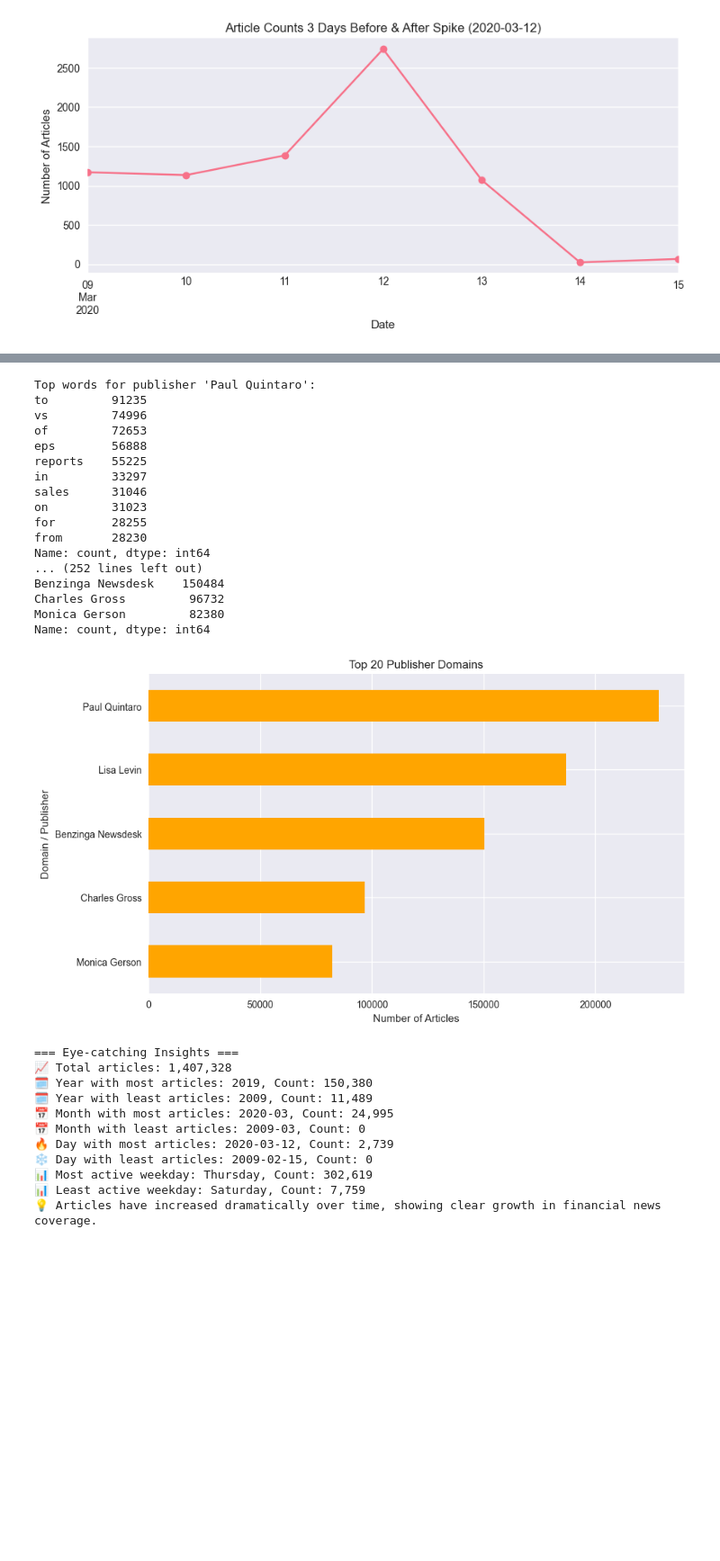
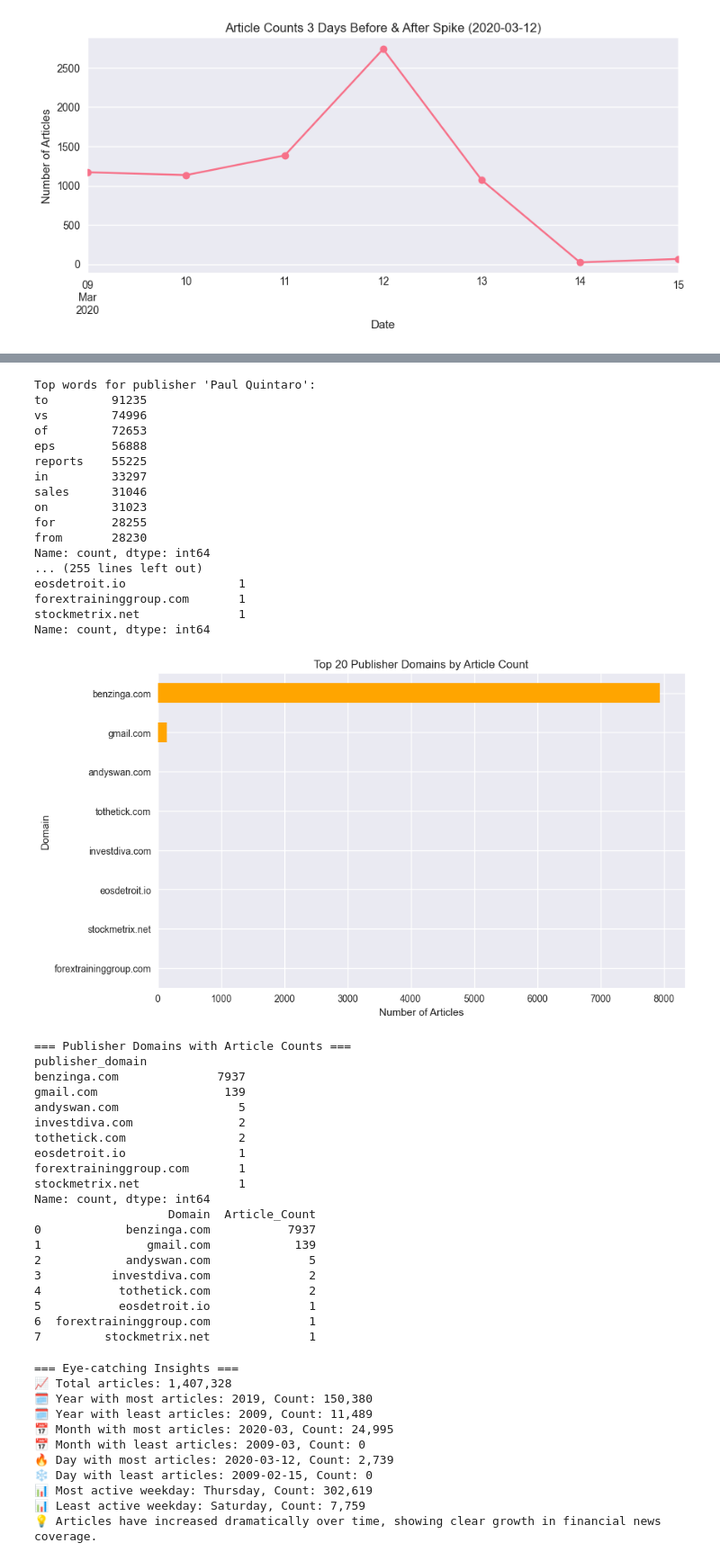
Before and after one commit to kaleb-menbere/fnspid-project, a Jupyter notebook: notebooks/task1.ipynb, the cells around one changed output, grey strips where cells are left out. Shown: that part at 90% size. Drawn from its saved outputs; the diff is of its cells as text; code cells hidden in the pictures; blank space fills up the shorter version.

Commit message:
publisher domain added

```diff
--- a/notebooks/task1.ipynb
+++ b/notebooks/task1.ipynb
@@ -456,56 +456,99 @@ for pub in top_publishers:
     print(word_counts)
 
 # --- 3️⃣ Extract Domains if Publisher is Email ---
-# This will extract domain part after '@'
-df['publisher_domain'] = df[pub_col].apply(lambda x: x.split('@')[-1] if '@' in x else x)
-domain_counts = df['publisher_domain'].value_counts()
+# Clean: strip whitespace & lowercase
+df['publisher_clean'] = df[pub_col].astype(str).str.strip().str.lower()
 
-print("\n=== Top 5 Publisher Domains ===")
-print(domain_counts.head(5))
+# Extract domain only if '@' is present; else set to None
+df['publisher_domain'] = df['publisher_clean'].apply(lambda x: x.split('@')[-1] if '@' in x else None)
+
+# Count articles per domain (ignore None)
+domain_counts = df['publisher_domain'].dropna().value_counts()
+
+print("\n=== Top 20 Publisher Domains ===")
+print(domain_counts.head(20))
 
 plt.figure(figsize=(10,6))
-domain_counts.head(5).sort_values().plot(kind='barh', color='orange')
-plt.title("Top 20 Publisher Domains")
+domain_counts.head(20).sort_values().plot(kind='barh', color='orange')
+plt.title("Top 20 Publisher Domains by Article Count")
 plt.xlabel("Number of Articles")
-plt.ylabel("Domain / Publisher")
+plt.ylabel("Domain")
 plt.show()
+# Clean the publisher column
+df['publisher_clean'] = df['publisher'].astype(str).str.strip().str.lower()
+
+# Extract domain from email (if present)
+df['publisher_domain'] = df['publisher_clean'].apply(lambda x: x.split('@')[-1] if '@' in x else None)
+
+# Count articles per domain, ignoring non-email publishers
+domain_counts = df['publisher_domain'].dropna().value_counts()
+
+# Display full list (or top N if too large)
+print("=== Publisher Domains with Article Counts ===")
+print(domain_counts)  # shows all domains
+# print(domain_counts.head(50))  # uncomment to show only top 50
+
+# Optional: convert to a DataFrame for easier viewing
+domain_df = domain_counts.reset_index()
+domain_df.columns = ['Domain', 'Article_Count']
+print(domain_df.head(20))  # top 20 domains
 # %% [output]
 === Top 20 Publishers by Article Count ===
 publisher
 Paul Quintaro        228373
 Lisa Levin           186979
 Benzinga Newsdesk    150484
 Charles Gross         96732
 Monica Gerson         82380
 Eddie Staley          57254
 Hal Lindon            49047
 ETF Professor         28489
 Juan Lopez            28438
 Benzinga Staff        28114
 ... (7 lines left out)
 Craig Jones           16221
 Wayne Duggan          12897
 Nelson Hem            12590
 Name: count, dtype: int64
 [figure]
 Top words for publisher 'Paul Quintaro':
 to         91235
 vs         74996
 of         72653
 eps        56888
 reports    55225
 in         33297
 sales      31046
 on         31023
 for        28255
 from       28230
 Name: count, dtype: int64
-... (252 lines left out)
-Benzinga Newsdesk    150484
-Charles Gross         96732
-Monica Gerson         82380
+... (255 lines left out)
+eosdetroit.io                1
+forextraininggroup.com       1
+stockmetrix.net              1
 Name: count, dtype: int64
-[figure, old version]
+[figure, new version]
+=== Publisher Domains with Article Counts ===
+publisher_domain
+benzinga.com              7937
+gmail.com                  139
+andyswan.com                 5
+investdiva.com               2
+tothetick.com                2
+eosdetroit.io                1
+forextraininggroup.com       1
+stockmetrix.net              1
+Name: count, dtype: int64
+                   Domain  Article_Count
+0            benzinga.com           7937
+1               gmail.com            139
+2            andyswan.com              5
+3          investdiva.com              2
+4           tothetick.com              2
+5           eosdetroit.io              1
+6  forextraininggroup.com              1
+7         stockmetrix.net              1
 # %%
 # ============================
 # ARTICLES TREND ANALYSIS WITH MOST & LEAST ACTIVE PERIODS
```
